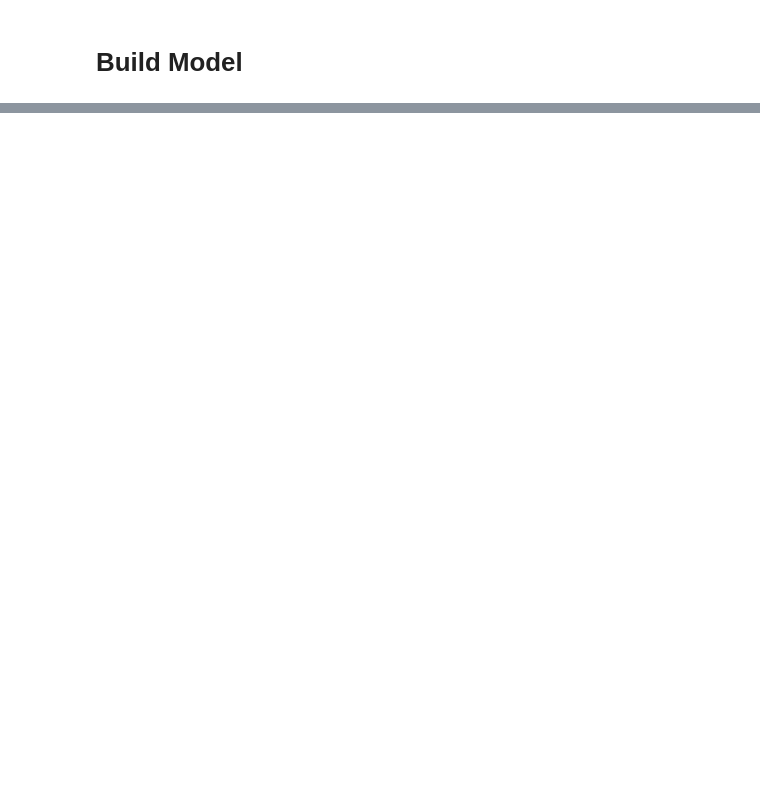
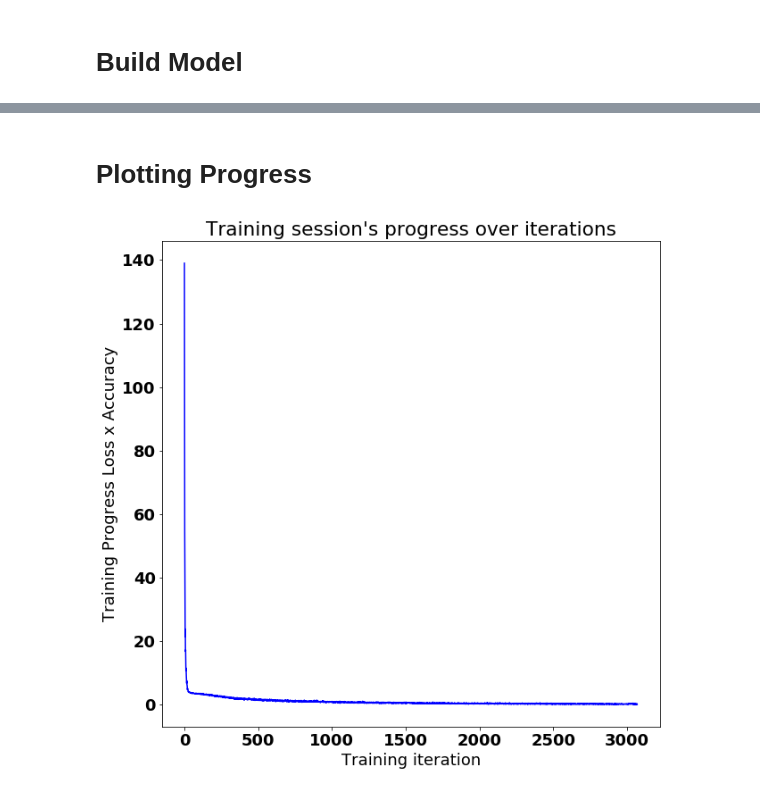
Before and after one commit to aparecidovieira/traffic_sign_classification, a Jupyter notebook: traffic_sign_classification.ipynb, the cells around one changed output, grey strips where cells are left out. Saved outputs shown, nothing was run; the diff lists cells and outputs as text; code cells hidden in the pictures; blank space fills up the shorter version.

```diff
--- a/traffic_sign_classification.ipynb
+++ b/traffic_sign_classification.ipynb
@@ -76,7 +76,7 @@ def biases(shape):
 def conv2d(x, w, bias, strides=1):
     stride = [1, strides, strides, 1]
     conv = tf.nn.conv2d(x, w, stride, padding='SAME')
-    conv_bias = tf.add(conv, bias)
+    conv_bias = tf.nn.bias_add(conv, bias)
     activation = tf.nn.relu(conv_bias)
     return activation
 
@@ -135,10 +135,13 @@ tf.reset_default_graph()
 # %% [markdown]
 # Build Model
 # %%
+
+tf.reset_default_graph()
+
 epochs = 10
 batch_size = 128
 deph = classes
-learning_rate = 1e-4
+learning_rate = 1e-3
 
 x = tf.placeholder(tf.float32, shape=(None, 32, 32, 3))
 y = tf.placeholder(tf.int32, shape=(None))
@@ -148,10 +151,9 @@ y_hot = tf.one_hot(y, deph)
 logits = cnn(x)
 step = tf.Variable(0, trainable=False)
 with tf.name_scope("loss"):
-    loss = tf.reduce_mean(tf.nn.softmax_cross_entropy_with_logits(labels=y, logits=logits))
+    loss = tf.reduce_mean(tf.nn.softmax_cross_entropy_with_logits(logits=logits, labels=y_hot))
 with tf.name_scope("train_step"):
-    optimizer = tf.train.AdamOptimizer(learning_rate=learning_rate, beta1=0.95,
-                                       beta2=0.99, name='optimizer').minimize(loss, global_step=step)
+    optimizer = tf.train.AdamOptimizer(learning_rate=learning_rate, name='optimizer').minimize(loss)
 
 prediction = tf.equal(tf.argmax(logits, 1), tf.argmax(y_hot, 1))
 accuracy = tf.reduce_mean(tf.cast(prediction, tf.float32))
@@ -160,8 +162,10 @@ from sklearn.utils import shuffle
 
 train_loss = []
 train_acc = []
-test_loss = []
-test_acc = []
+val_loss = []
+val_acc = []
+test_loss_ = []
+test_acc_ = []
 
 samples = len(X_tr)
 print("Initializing Training")
@@ -170,13 +174,21 @@ try:
         init = tf.global_variables_initializer()
         sess.run(init)
         for epoch in range(epochs):
-            X_train, Y_train = shuffle(X_tr, Y_tr)
+            X_tr, Y_tr = shuffle(X_tr, Y_tr)
             for offset in range(0, samples, batch_size):
                 end = offset+batch_size
-                xs_batch, ys_batch = X_train[offset:end], Y_train[offset:end]
-                loss_, acc = sess.run([loss, accuracy], feed_dict={x: xs_batch, y: ys_batch})
+                xs_batch, ys_batch = X_tr[offset:end], Y_tr[offset:end]
+                loss_, _, acc_ = sess.run([loss, optimizer, accuracy], feed_dict={x: xs_batch, y: ys_batch})
+                train_loss.append(loss_)
+                train_acc.append(acc_)
             validation_loss, validation_acc = train(X_train, Y_train)
+            val_loss.append(validation_loss)
+            val_acc.append(validation_acc)
             print("EPOCH {}".format(epoch + 1))
-            print ("Validation Loss {} and Validation Accuracy {}".format(validation_loss, validation_acc))
+            print ("Validation Loss = {:.3f} and Validation Accuracy = {:.3f} %".format(validation_loss, 100 *validation_acc))
         test_loss, test_acc = train(X_te, Y_te)
-        print ("Test Loss {} and Test Accuracy {}".format(test_loss, test_acc))
+        test_loss_.append(test_loss)
+        test_acc_.append(test_acc)
+        print ("Test Loss {} and Test Accuracy {:.3f} %".format(test_loss, 100 *test_acc))
+except KeyboardInterrupt:
+    print('Training interrupted')
@@ -182,0 +213,12 @@ try:
+# %% [markdown]
+# Plotting Progress
+# %%
+
+plt.title("Training session's progress over iterations")
+plt.plot(train_loss, 'b-', label='Train Loss')
+#plt.plot(train_acc, 'g--', label='Accuracy')
+plt.xlabel('Training iteration')
+plt.ylabel('Training Progress Loss x Accuracy')
+plt.show()
+# %% [output]
+[figure, added]
```
Also changed, not shown: parts of 7 cells of this notebook.
